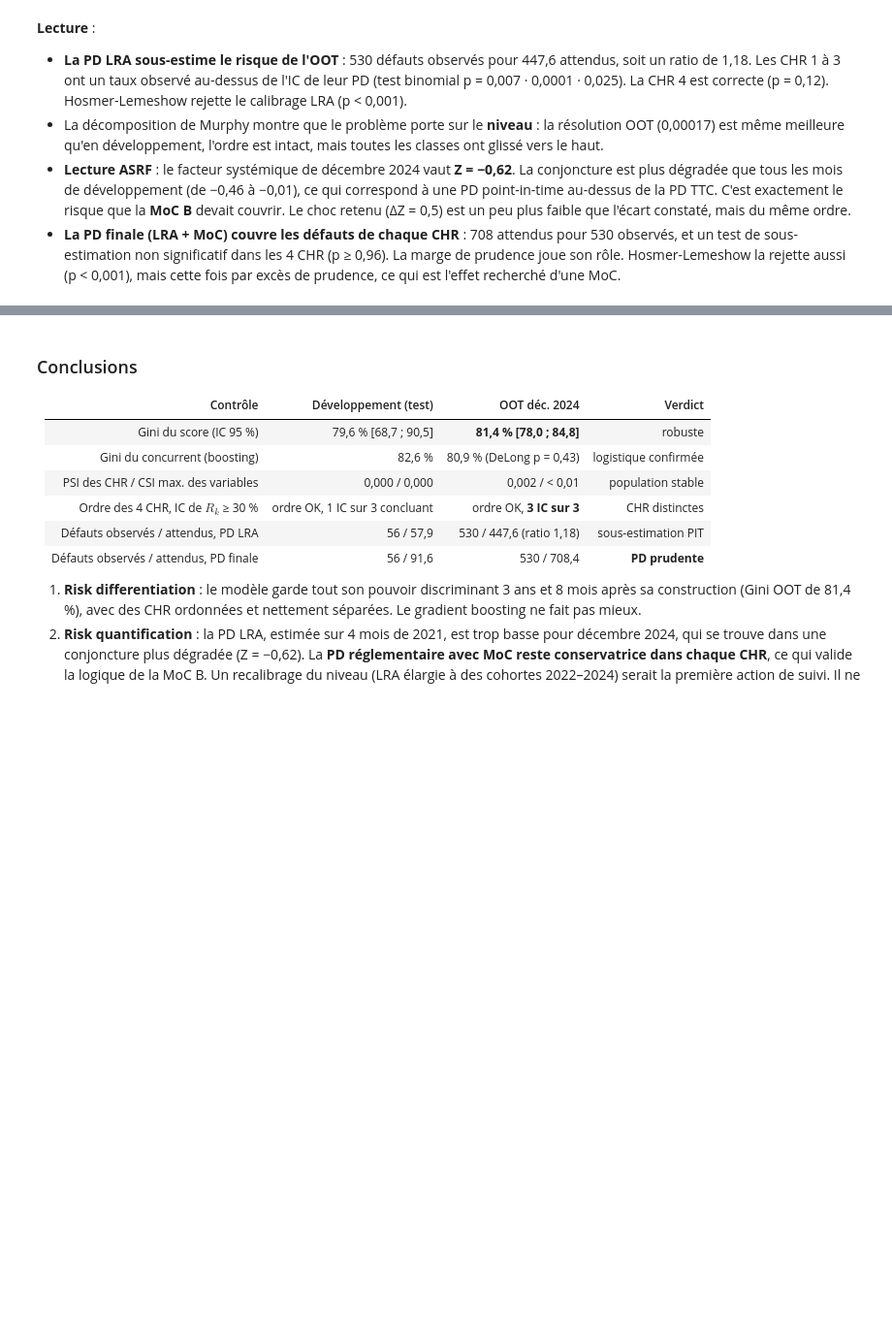
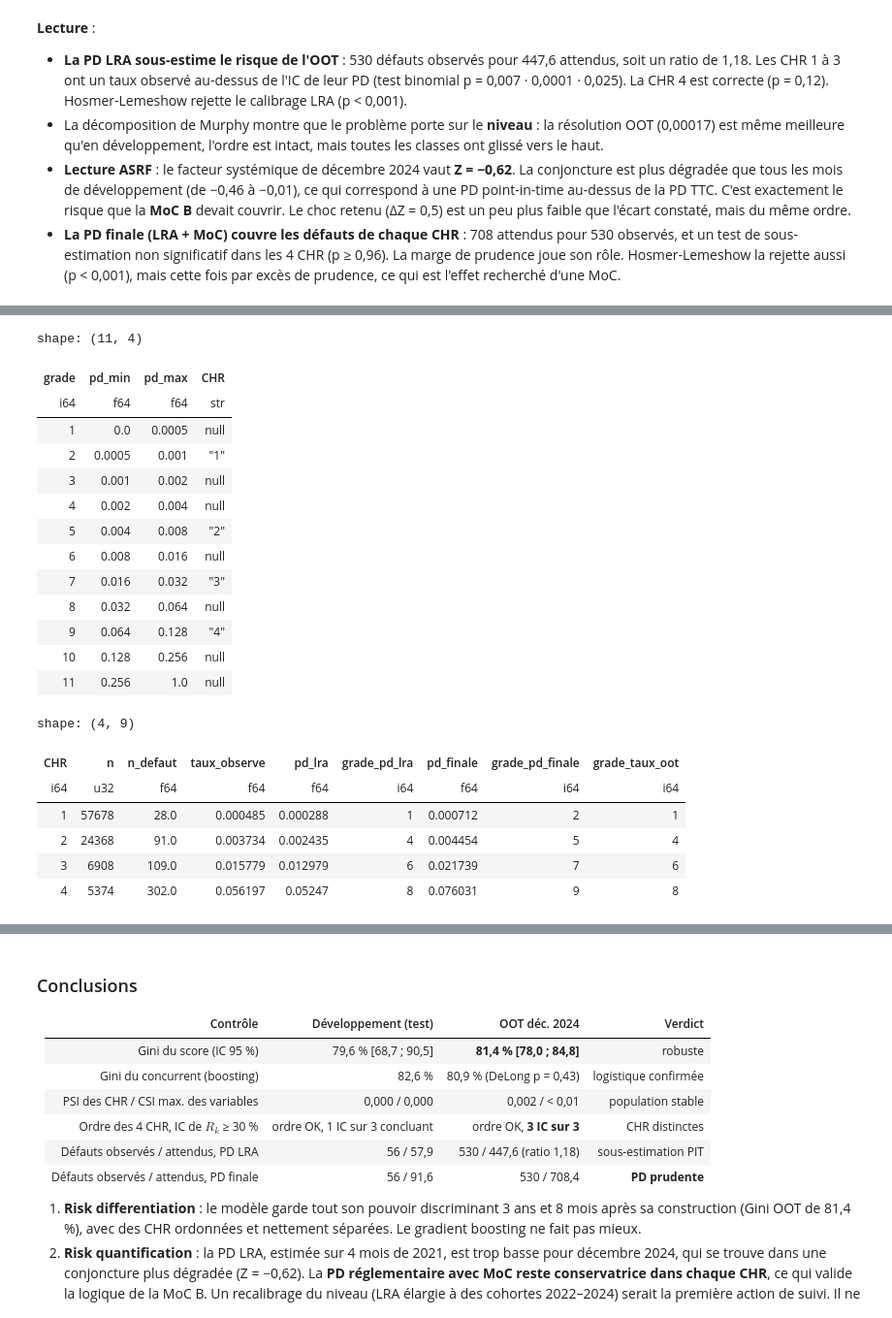
Before and after one commit to fulfam97/Projet-scoring, a Jupyter notebook: Segmentation_joint/1f - Resultats_OOT_joint_v2.ipynb, the cells around one changed output, grey strips where cells are left out. Shown at 97% size. Drawn from its saved outputs; the diff is of its cells as text; code cells hidden in the pictures; blank space fills up the shorter version.

Commit message:
Segment joint : échelle maître (7.5) dans le calibrage et l'OOT
Co-Authored-By: Claude Opus 5.5 <noreply@anthropic.com>

```diff
--- a/Segmentation_joint/1f - Resultats_OOT_joint_v2.ipynb
+++ b/Segmentation_joint/1f - Resultats_OOT_joint_v2.ipynb
@@ -657,0 +672,36 @@ shape: (5, 6)
+# %%
+em = echelle_maitre()
+v = verif["OOT"].sort("CHR")
+pd_lra = np.array([PD_LRA[k] for k in v["CHR"]])
+pd_fin = np.array([PD_FINALE[k] for k in v["CHR"]])
+grades = v.select("CHR", "n", "n_defaut", "taux_observe").with_columns(
+    pd_lra=pl.Series(pd_lra), grade_pd_lra=pl.Series(affecter_grade(pd_lra)),
+    pd_finale=pl.Series(pd_fin), grade_pd_finale=pl.Series(affecter_grade(pd_fin)),
+    grade_taux_oot=pl.Series(affecter_grade(v["taux_observe"])))
+# Grades de l'échelle et CHR qui y sont rattachées (par la PD finale)
+em_chr = em.join(grades.group_by("grade_pd_finale").agg(CHR=pl.col("CHR").cast(pl.String).str.join(", ")),
+                 left_on="grade", right_on="grade_pd_finale", how="left")
+display(em_chr)
+grades
+# %% [output]
+shape: (11, 4)
+| grade | pd_min | pd_max | CHR |
+| i64 | f64 | f64 | str |
+| 1 | 0.0 | 0.0005 | null |
+| 2 | 0.0005 | 0.001 | "1" |
+| 3 | 0.001 | 0.002 | null |
+| 4 | 0.002 | 0.004 | null |
+| 5 | 0.004 | 0.008 | "2" |
+| 6 | 0.008 | 0.016 | null |
+| 7 | 0.016 | 0.032 | "3" |
+| 8 | 0.032 | 0.064 | null |
+| 9 | 0.064 | 0.128 | "4" |
+| 10 | 0.128 | 0.256 | null |
+| 11 | 0.256 | 1.0 | null |
+shape: (4, 9)
+| CHR | n | n_defaut | taux_observe | pd_lra | grade_pd_lra | pd_finale | grade_pd_finale | grade_taux_oot |
+| i64 | u32 | f64 | f64 | f64 | i64 | f64 | i64 | i64 |
+| 1 | 57678 | 28.0 | 0.000485 | 0.000288 | 1 | 0.000712 | 2 | 1 |
+| 2 | 24368 | 91.0 | 0.003734 | 0.002435 | 4 | 0.004454 | 5 | 4 |
+| 3 | 6908 | 109.0 | 0.015779 | 0.012979 | 6 | 0.021739 | 7 | 6 |
+| 4 | 5374 | 302.0 | 0.056197 | 0.05247 | 8 | 0.076031 | 9 | 8 |
```
Also changed, not shown: parts of 7 cells of this notebook, 3 other files.
